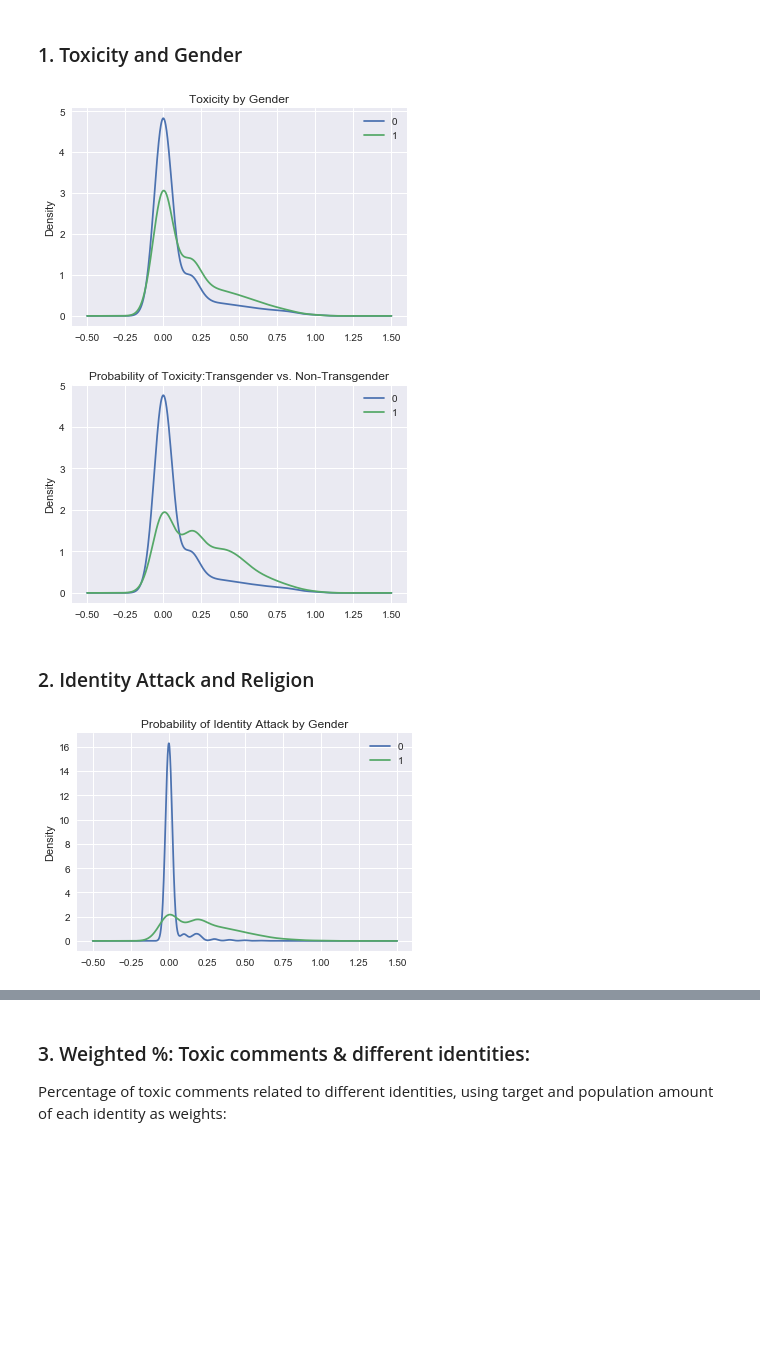
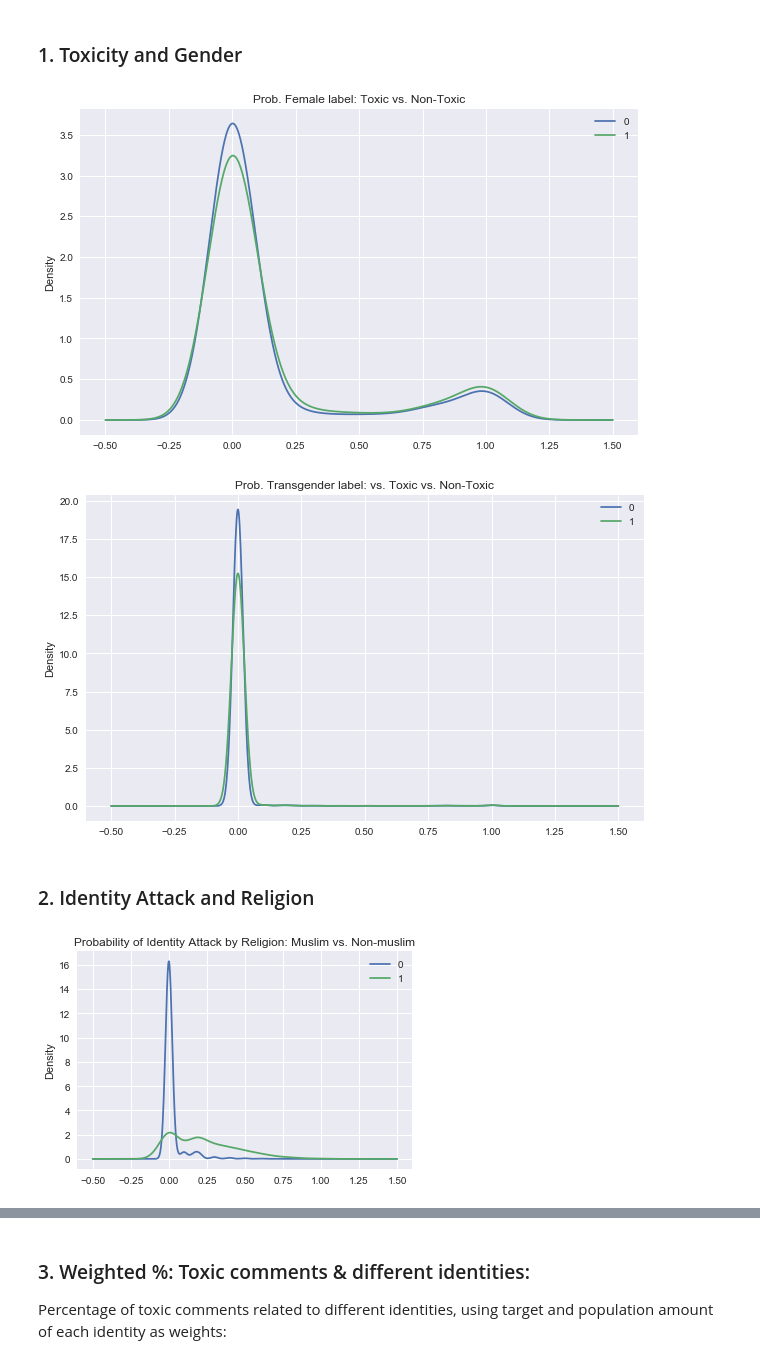
Before and after one commit to ElenaBadilloG/DetoxiPy, a Jupyter notebook: EDA/EDA - Cond Distrib - Feats + Lab (EBG).ipynb, the cells around one changed output, grey strips where cells are left out. Cells and saved outputs as stored; diff of their text form; code cells hidden in the pictures; blank space fills up the shorter version.

```diff
--- a/EDA/EDA - Cond Distrib - Feats + Lab (EBG).ipynb
+++ b/EDA/EDA - Cond Distrib - Feats + Lab (EBG).ipynb
@@ -12,6 +12,10 @@ from wordcloud import WordCloud, STOPWORDS
 SPL_SEQ_DICT = {"emojis": [":)", ":-)", ":(", ":-(", ":-/", ":/", "-_-", ":|",
                             ":-|"],
                 "proper nouns": ["republican", "democrat", "trump", "clinton", "hillary"]}
+pd.set_option('display.float_format', lambda x: '%.3f' % x) # disable sci notation
+font = {'size'   : 14}
+
+plt.rc('font', **font)
 # %%
 # Load training set
 train = pd.read_csv(os.path.join("", "train.csv"))
@@ -74,7 +78,8 @@ train['num_symbols'] = train['comment_text'].apply(lambda comment:\
 train['symb_ratio'] = train.apply(lambda row: \
                       float(row['num_symbols'])/float(row['total_length']),axis=1)
 train['num_words'] = train['comment_text'].apply(lambda comment: len(comment.split()))
-train['num_unique_words'] = train['comment_text'].apply(lambda comment: len(set(w for w in comment.split())))
+train['num_unique_words'] = train['comment_text'].apply(lambda comment: len(set(w for \
+                                                        w in comment.split())))
 train['unique_ratio'] = train['num_unique_words'] / train['num_words']
 train['num_smilies'] = train['comment_text'].apply(lambda comment: \
                            sum(comment.count(w) for w in SPL_SEQ_DICT["emojis"] ))
@@ -85,22 +118,31 @@ train['prop_nouns_num'] = train['comment_text'].apply(lambda comment: \
 thresh_tox = 0.75
 
 def feat_dens_by_label(train, metric, thresh, feat, title):
+    plt.figure(figsize=(10, 6))
     train[metric+'_bool'] = train[metric].apply(lambda x: 1 if x > thresh  else 0)
     train.groupby(metric+'_bool')[feat].plot.kde(bw_method=0.3)
     plt.legend()
     plt.title(title)
+
 def tox_dens_by_feat(train, tox_metric, feat, title):
+    plt.figure(figsize=(10, 6))
     m, std = train[feat].mean(), train[feat].std()
     thresh = m + (3*std)
     train[feat+'_bool'] = train[feat].apply(lambda x: 1 if x > thresh  else 0)
     train.groupby(feat+'_bool')[tox_metric].plot.kde(bw_method=0.3)
     plt.legend()
     plt.title(title)
-def mean_bars(train, feats, title):
-    df_av = train.groupby('toxic_bool')[feats[0]].mean().to_frame()
-    for i in range(1, len(feats)):
-        df_av[feats[i]] = train.groupby('toxic_bool')[feats[i]].mean()
-    df_av.plot.bar()
+
+def mean_bars(train, feats, title, cond=False):
+    plt.figure(figsize=(10, 6))
+    if cond:
+        df_av = train.groupby('toxic_bool')[feats[0]].mean().to_frame()
+        for i in range(1, len(feats)):
+            df_av[feats[i]] = train.groupby('toxic_bool')[feats[i]].mean()
+        df_av.plot.bar(color='r')
+    else:
+        df_av = train.loc[:, feats]
+        df_av.mean().plot(kind='bar', color='r')
     plt.title(title)
 # %%
 tox_dens_by_feat(train, 'total_length', 'target', 'Toxicity by High vs. Low Length')
@@ -138,18 +180,18 @@ tox_dens_by_feat(train, 'target', 'prop_nouns_num', 'Toxicity by High vs Low Que
 feat_dens_by_label(train, 'target', 0.5, 'female',
               'Prob. Female label: Toxic vs. Non-Toxic')
 # %% [output]
-[figure, old version]
+[figure, new version]
 # %%
-feat_dens_by_label(train, 'target', 0.5, 'transgender', 'Prob. \
-Transgender label: vs. Toxic vs. Non-Toxic' )
+feat_dens_by_label(train, 'target', 0.5, 'transgender',
+                   'Prob. Transgender label: vs. Toxic vs. Non-Toxic' )
 # %% [output]
-[figure, old version]
+[figure, new version]
 # %% [markdown]
 ### 2. Identity Attack and Religion
 # %%
 dens_by_label(train, 'identity_attack', 0.5, 'muslim',
-              "Probability of Identity Attack by Religion"  )
+              "Probability of Identity Attack by Religion: Muslim vs. Non-muslim"  )
 # %% [output]
-[figure, old version]
+[figure, new version]
 # %%
 feat_dens_by_label(train, 'identity_attack', 0.5, 'christian',
```
Also changed, not shown: parts of 14 cells of this notebook.
